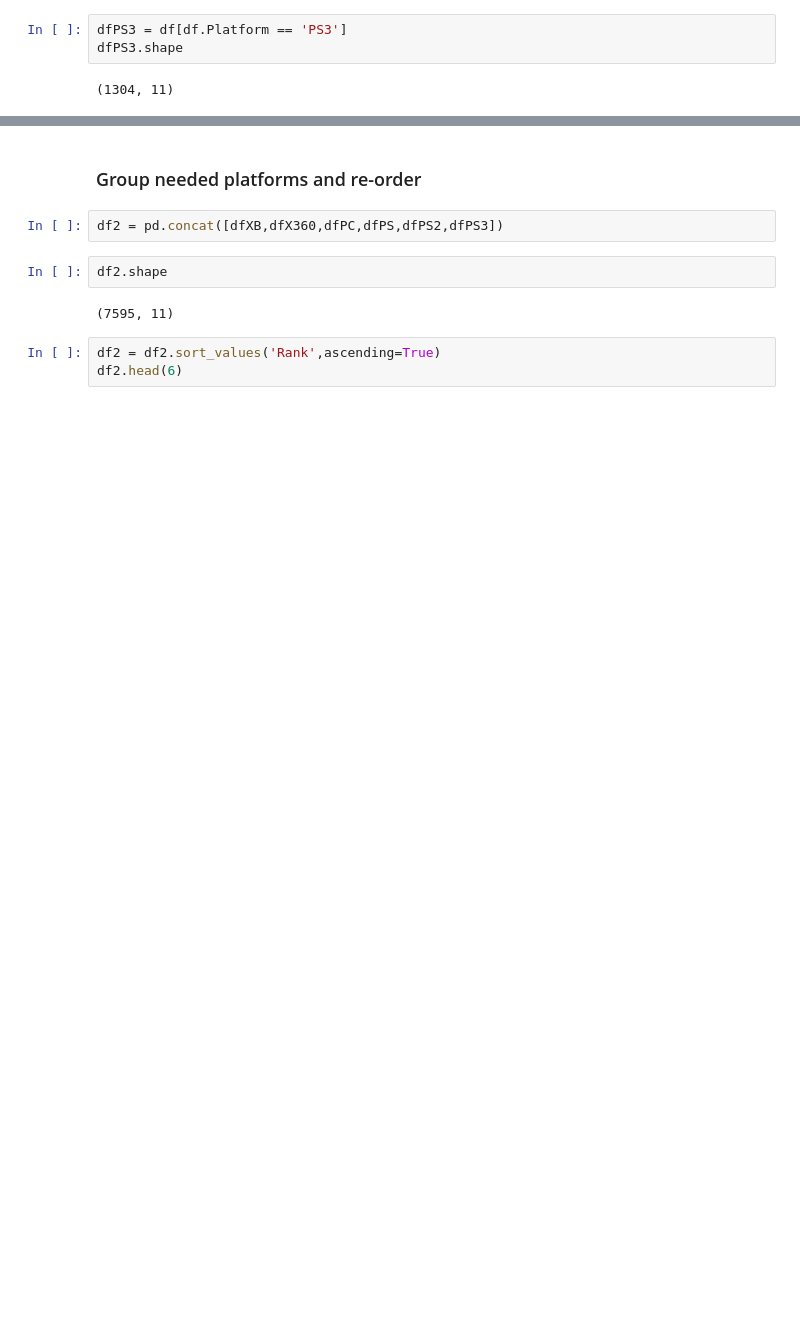
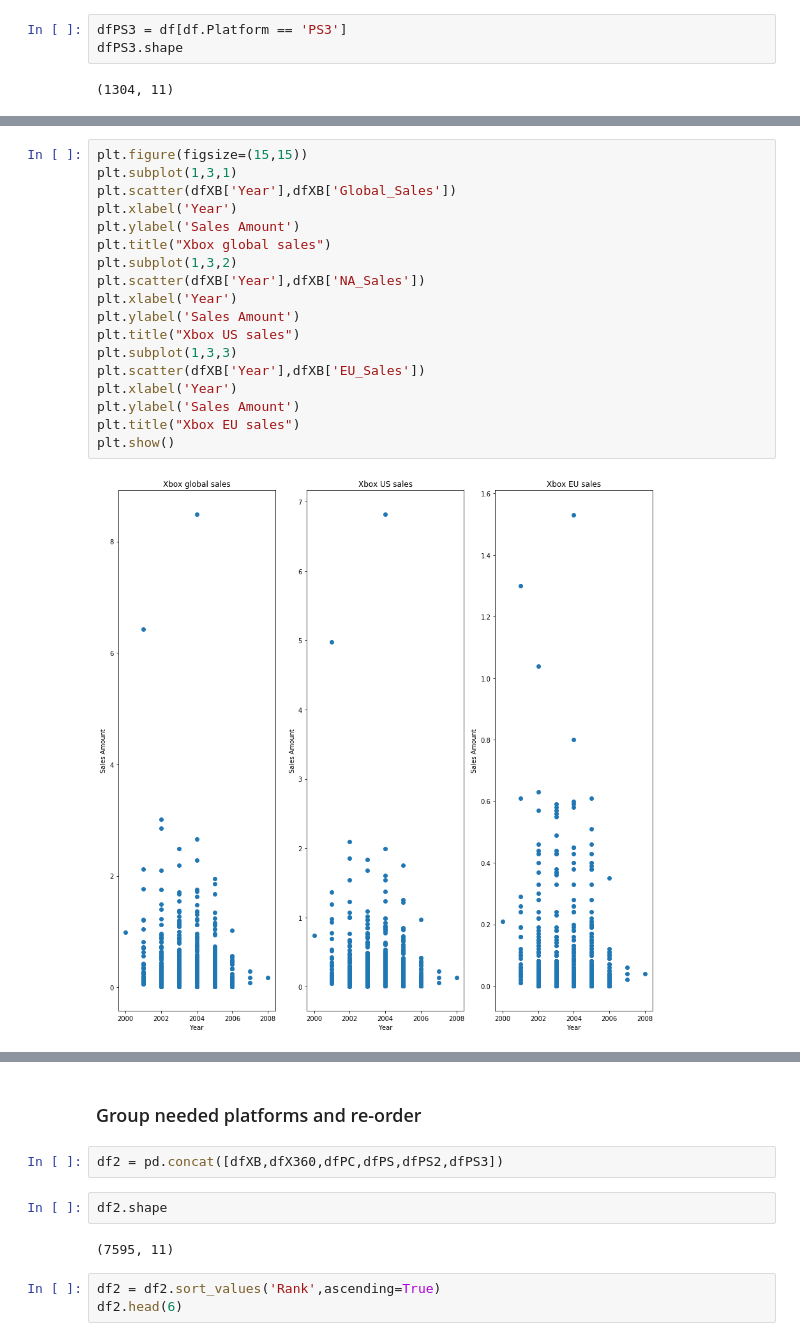
Before and after one commit to Keheira/ML-Project, a Jupyter notebook: Project.ipynb, the cells around one changed output, grey strips where cells are left out. Cells and saved outputs as stored; diff of their text form; blank space fills up the shorter version.

```diff
--- a/Project.ipynb
+++ b/Project.ipynb
@@ -157,0 +221,20 @@ dfPS3.head(6)
+# %%
+plt.figure(figsize=(15,15))
+plt.subplot(1,3,1)
+plt.scatter(dfXB['Year'],dfXB['Global_Sales'])
+plt.xlabel('Year')
+plt.ylabel('Sales Amount')
+plt.title("Xbox global sales")
+plt.subplot(1,3,2)
+plt.scatter(dfXB['Year'],dfXB['NA_Sales'])
+plt.xlabel('Year')
+plt.ylabel('Sales Amount')
+plt.title("Xbox US sales")
+plt.subplot(1,3,3)
+plt.scatter(dfXB['Year'],dfXB['EU_Sales'])
+plt.xlabel('Year')
+plt.ylabel('Sales Amount')
+plt.title("Xbox EU sales")
+plt.show()
+# %% [output]
+[figure, added]
```
Also changed, not shown: parts of 17 cells of this notebook.
